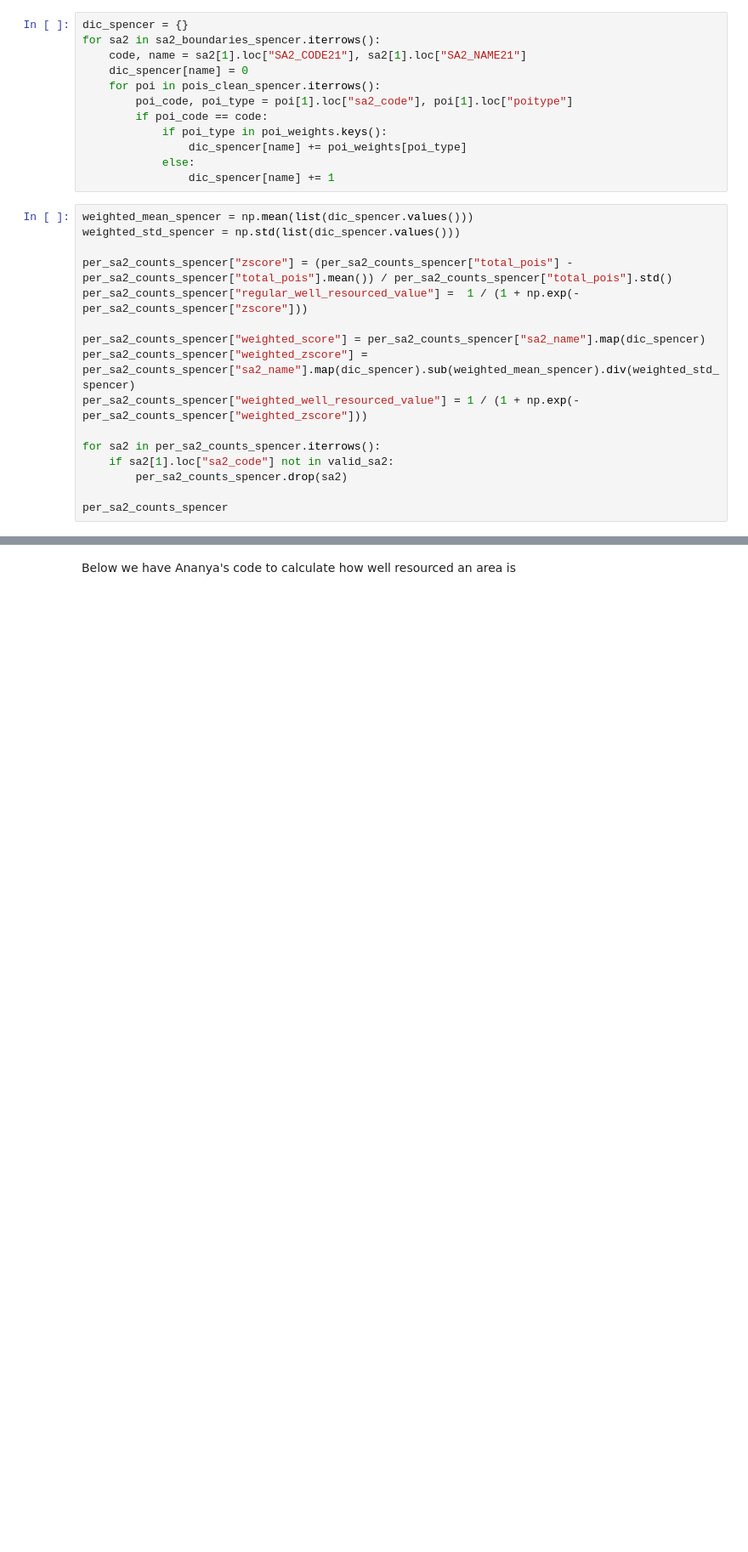
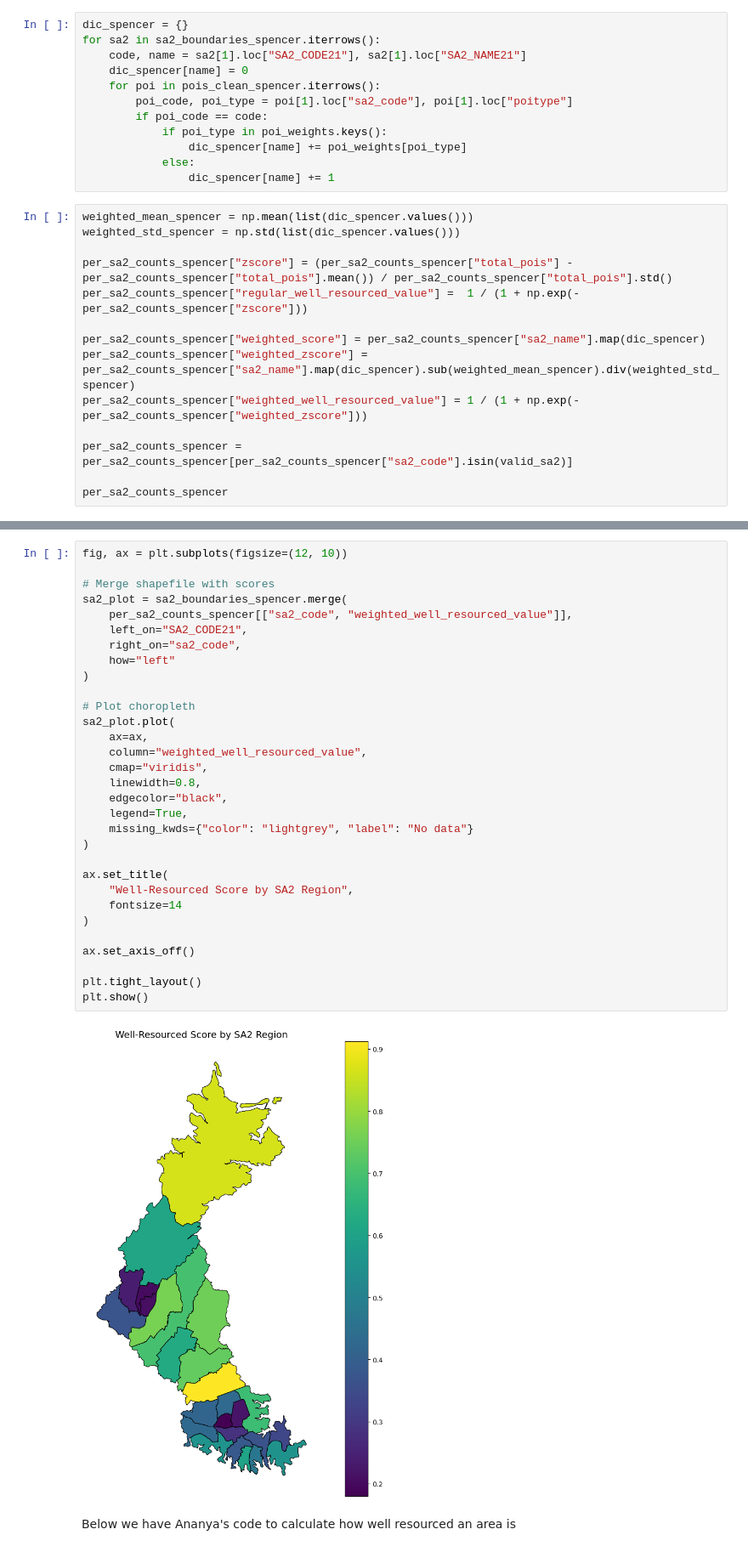
Before and after one commit to Ronnie-711/DATA2001_assignment, a Jupyter notebook: assignment.ipynb, the cells around one changed output, grey strips where cells are left out. Shown at 85% size. Cells and saved outputs as stored; diff of their text form; blank space fills up the shorter version.

Commit message:
added gradient well-resourced map and fixed removal of non-valid sa2 regions

```diff
--- a/assignment.ipynb
+++ b/assignment.ipynb
@@ -1742,9 +1742,7 @@ per_sa2_counts_spencer["weighted_score"] = per_sa2_counts_spencer["sa2_name"].ma
 per_sa2_counts_spencer["weighted_zscore"] = per_sa2_counts_spencer["sa2_name"].map(dic_spencer).sub(weighted_mean_spencer).div(weighted_std_spencer)
 per_sa2_counts_spencer["weighted_well_resourced_value"] = 1 / (1 + np.exp(-per_sa2_counts_spencer["weighted_zscore"]))
 
-for sa2 in per_sa2_counts_spencer.iterrows():
-    if sa2[1].loc["sa2_code"] not in valid_sa2:
-        per_sa2_counts_spencer.drop(sa2)
+per_sa2_counts_spencer = per_sa2_counts_spencer[per_sa2_counts_spencer["sa2_code"].isin(valid_sa2)]
 
 per_sa2_counts_spencer
 # %% [output]
@@ -1765,6 +1763,39 @@ per_sa2_counts_spencer
 | 23 | 121021579 | Wahroonga (West) - Waitara | 40 | -1.322536 | 0.210397 | 67.0 | -1.349544 | ... |
 | 24 | 121011682 | Artarmon | 38 | -1.374283 | 0.201929 | 57.0 | -1.517189 | ... |
 | 25 | 121021577 | Hornsby - East | 36 | -1.426030 | 0.193718 | 65.0 | -1.383073 | ... |
+# %%
+fig, ax = plt.subplots(figsize=(12, 10))
+
+# Merge shapefile with scores
+sa2_plot = sa2_boundaries_spencer.merge(
+    per_sa2_counts_spencer[["sa2_code", "weighted_well_resourced_value"]],
+    left_on="SA2_CODE21",
+    right_on="sa2_code",
+    how="left"
+)
+
+# Plot choropleth
+sa2_plot.plot(
+    ax=ax,
+    column="weighted_well_resourced_value",
+    cmap="viridis",
+    linewidth=0.8,
+    edgecolor="black",
+    legend=True,
+    missing_kwds={"color": "lightgrey", "label": "No data"}
+)
+
+ax.set_title(
+    "Well-Resourced Score by SA2 Region",
+    fontsize=14
+)
+
+ax.set_axis_off()
+
+plt.tight_layout()
+plt.show()
+# %% [output]
+[figure, added]
 # %% [markdown]
 Below we have Ananya's code to calculate how well resourced an area is
 # %% [markdown]
```
